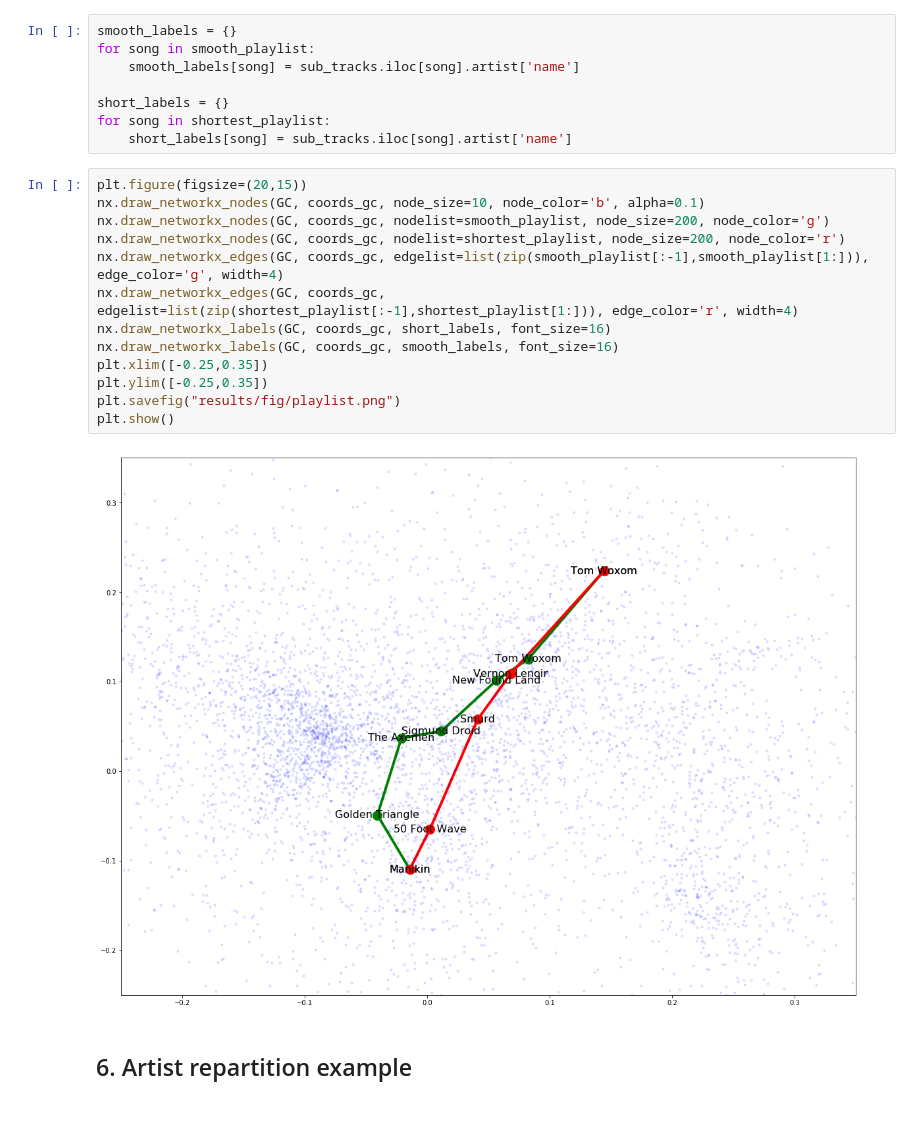
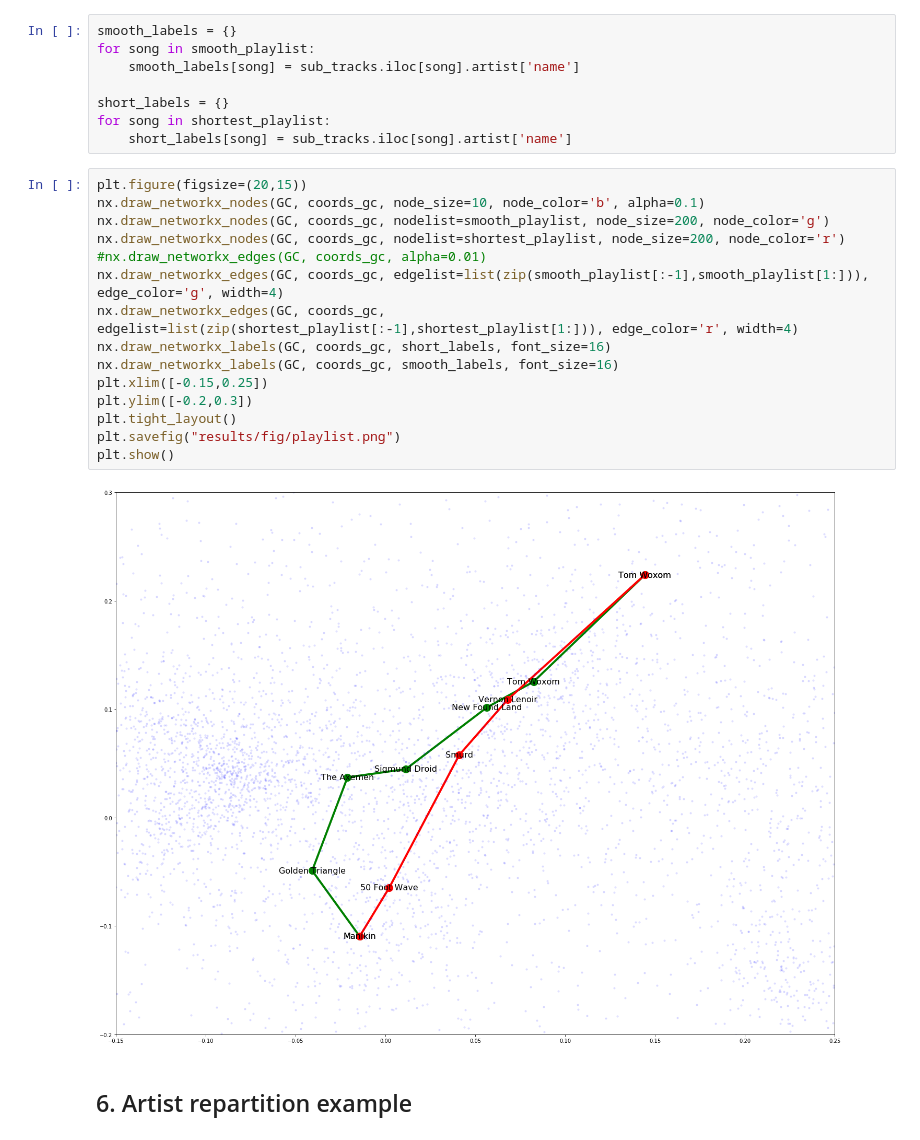
Before and after one commit to padesplaces/ntds_project, a Jupyter notebook: project.ipynb, the cells around one changed output. Cells and saved outputs as stored; diff of their text form.

```diff
--- a/project.ipynb
+++ b/project.ipynb
@@ -499,18 +499,20 @@ for song in shortest_playlist:
 # %%
 plt.figure(figsize=(20,15))
 nx.draw_networkx_nodes(GC, coords_gc, node_size=10, node_color='b', alpha=0.1)
 nx.draw_networkx_nodes(GC, coords_gc, nodelist=smooth_playlist, node_size=200, node_color='g')
 nx.draw_networkx_nodes(GC, coords_gc, nodelist=shortest_playlist, node_size=200, node_color='r')
+#nx.draw_networkx_edges(GC, coords_gc, alpha=0.01)
 nx.draw_networkx_edges(GC, coords_gc, edgelist=list(zip(smooth_playlist[:-1],smooth_playlist[1:])), edge_color='g', width=4)
 nx.draw_networkx_edges(GC, coords_gc, edgelist=list(zip(shortest_playlist[:-1],shortest_playlist[1:])), edge_color='r', width=4)
 nx.draw_networkx_labels(GC, coords_gc, short_labels, font_size=16)
 nx.draw_networkx_labels(GC, coords_gc, smooth_labels, font_size=16)
-plt.xlim([-0.25,0.35])
-plt.ylim([-0.25,0.35])
+plt.xlim([-0.15,0.25])
+plt.ylim([-0.2,0.3])
+plt.tight_layout()
 plt.savefig("results/fig/playlist.png")
 plt.show()
 # %% [output]
-[figure, old version]
+[figure, new version]
 # %% [markdown]
 ## 6. Artist repartition example
 # %%
```
Also changed, not shown: 3 other files.
